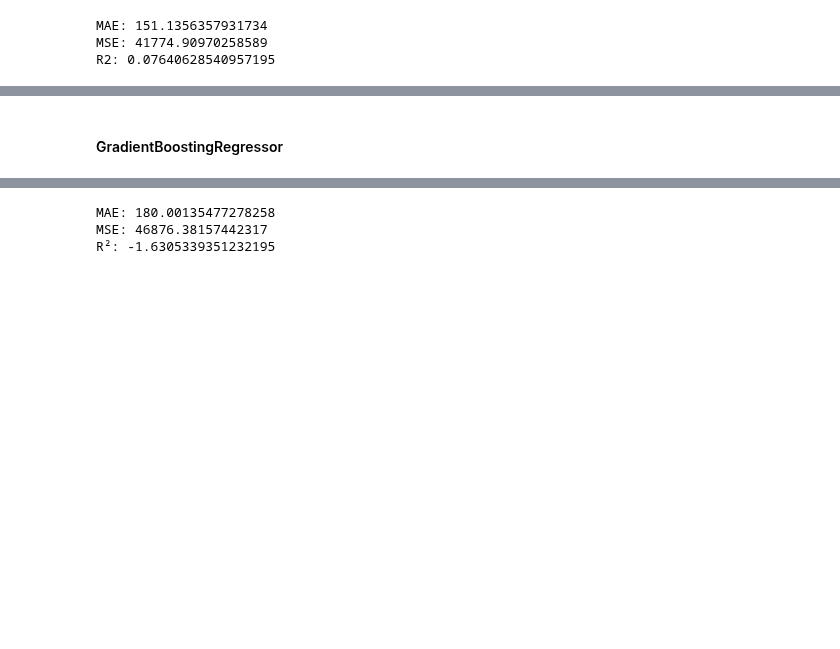
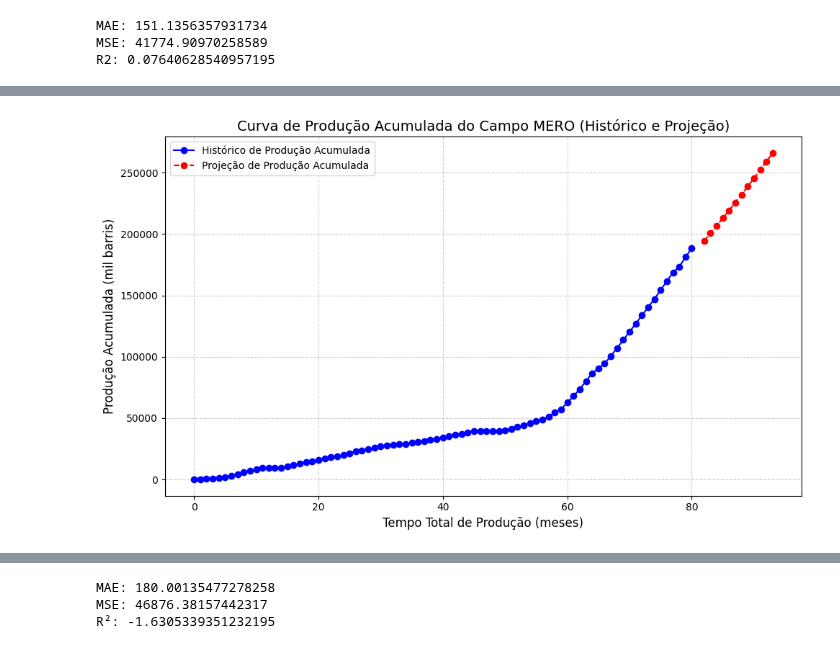
Before and after one commit to brainopensource/datascience-mvp, a Jupyter notebook: MVP_Machine_Learning_&_Analytics.ipynb, the cells around one changed output, grey strips where cells are left out. Cells and saved outputs as stored; diff of their text form; code cells hidden in the pictures; blank space fills up the shorter version.

```diff
--- a/MVP_Machine_Learning_&_Analytics.ipynb
+++ b/MVP_Machine_Learning_&_Analytics.ipynb
@@ -526,36 +506,36 @@ print(f'Previsão para a produção total mensal do campo {campo} na data {data_
-# %%
-"""# Selecionando apenas TUPI
-df_tupi_historico = df_fields_santos_filled[df_fields_santos_filled['campo'] == 36][['tempo_total_producao_meses', 'oleo_kbd_total']]
-display(df_tupi_historico.tail(5))
-# Criando um dataframe com nossas projeções
-df_tupi_projetado = pd.DataFrame({'tempo_total_producao_meses': [tempo_total_producao_meses], 'oleo_kbd_total': [y_pred_futuro[0]]})
-
-# Concatenando ambos os dataframes para plotar
-df_historico_e_projetado = pd.concat([df_tupi_historico, df_tupi_projetado], ignore_index=True)"""
 # %%
-"""# Criar figura e eixo
+# Calcular a produção acumulada histórica
+df_historico_e_projetado['producao_acumulada'] = df_historico_e_projetado['oleo_kbd_total'] * 30.42 # Arredondando o numero de dias no mes para simplificar
+df_historico_e_projetado['producao_acumulada'] = df_historico_e_projetado['producao_acumulada'].cumsum()
+
+# Separar histórico e projeção
+df_historico = df_historico_e_projetado[df_historico_e_projetado['tempo_total_producao_meses'] <= periodo_maximo]
+df_projetado = df_historico_e_projetado[df_historico_e_projetado['tempo_total_producao_meses'] > periodo_maximo]
+
+# Criar o gráfico
 plt.figure(figsize=(10, 6))
 
-# Plotar dados históricos
-plt.plot(df_tupi_historico['tempo_total_producao_meses'], df_tupi_historico['oleo_kbd_total'], label='Histórico de Produção', color='blue', marker='o')
+# Plotando a curva acumulada histórica (linha azul)
+plt.plot(df_historico['tempo_total_producao_meses'], df_historico['producao_acumulada'], label='Histórico de Produção Acumulada', color='blue', marker='o')
 
-# Plotar dado projetado
-plt.scatter(df_tupi_projetado['tempo_total_producao_meses'], df_tupi_projetado['oleo_kbd_total'], color='red', label='Previsão', zorder=5)
+# Plotando a curva acumulada projetada (linha vermelha)
+plt.plot(df_projetado['tempo_total_producao_meses'], df_projetado['producao_acumulada'], label='Projeção de Produção Acumulada', color='red', linestyle='--', marker='o')
 
-# Linha vertical indicando o ponto da previsão
-data_label = f'Mês {df_tupi_projetado["tempo_total_producao_meses"].iloc[0]}'
-plt.axvline(df_tupi_projetado['tempo_total_producao_meses'].iloc[0], color='orange', linestyle='--', label=f'Previsão: {data_label}')
+# Adicionando título e rótulos aos eixos
+plt.title(f'Curva de Produção Acumulada do Campo {campo} (Histórico e Projeção)', fontsize=14)
+plt.xlabel('Tempo Total de Produção (meses)', fontsize=12)
+plt.ylabel('Produção Acumulada (mil barris)', fontsize=12)
 
-# Customizar gráfico
-plt.title(f'Produção Mensal do Campo {campo} (Histórico e Previsão)', fontsize=14)
-plt.xlabel('Tempo Total de Produção (meses)', fontsize=12)
-plt.ylabel('Produção Mensal (mil barris)', fontsize=12)
+# Adicionando legenda
 plt.legend()
+
+# Adicionando grid
 plt.grid(True, linestyle='--', alpha=0.6)
+
+# Ajustando o layout
 plt.tight_layout()
 
-# Exibir o gráfico
+# Exibindo o gráfico
 plt.show()
-"""
+# %% [output]
+[figure, added]
-# %% [markdown]
-#### GradientBoostingRegressor
```
Also changed, not shown: parts of 37 cells of this notebook.
